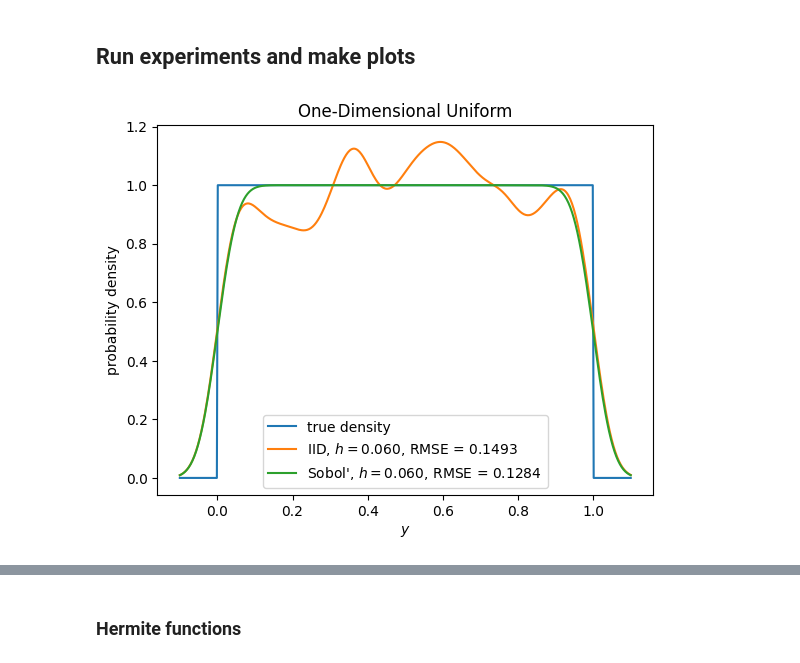
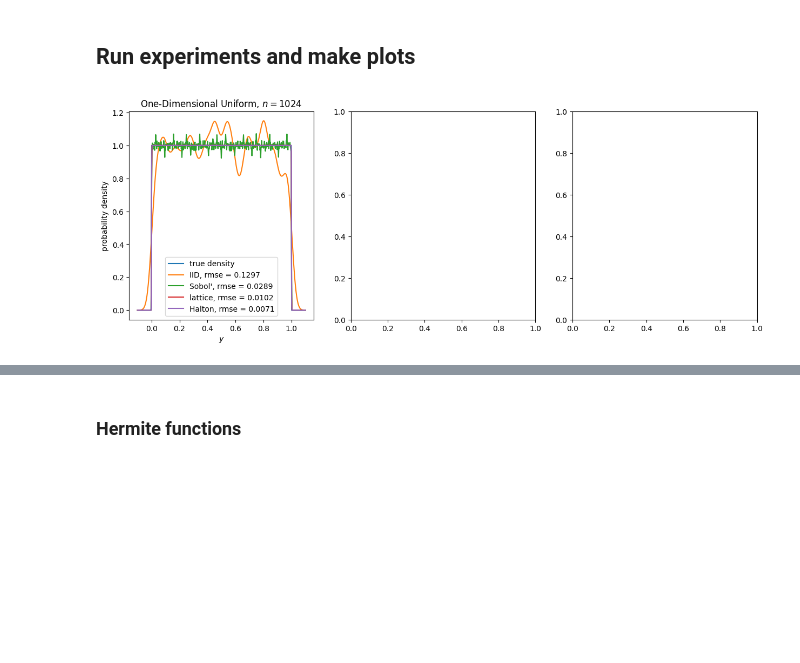
Before and after one commit to QMCSoftware/QMCSoftware, a Jupyter notebook: demos/KDE_Examples.ipynb, the cells around one changed output, grey strips where cells are left out. Saved outputs shown, nothing was run; the diff lists cells and outputs as text; code cells hidden in the pictures; blank space fills up the shorter version.

```diff
--- a/demos/KDE_Examples.ipynb
+++ b/demos/KDE_Examples.ipynb
@@ -95,36 +84,67 @@ def kde(kernel,ypts,bandwidth,yeval):
     for ii in range(len(yeval)):
         rhoval[ii] = np.mean(kernel((yeval[ii]-ypts)/bandwidth))/bandwidth
     return rhoval
-def kernel(y):
+
+def kernel(y):  #a kernel for kernel density estimation (KDE)
     return np.exp(-y*y)/np.sqrt(np.pi)
+
+def error_rho(rhoexact,rhoapp,h_list,kind_of_err = ["rmse"]):  #Compute different error measures for the KDE
+    err_out = dict.fromkeys(kind_of_err)
+    err_rho = rhoexact - rhoapp  #pointwise error
+    if "rmse" in kind_of_err:  #root mean squared error
+        rmse = np.sqrt((err_rho**2).mean(1))
+        where_min = rmse.argmin()
+        err_out["rmse"] = [where_min, h_list[where_min], rmse[where_min], *rmse]
+    if "mae" in kind_of_err:  #mean absolute error
+        mae = np.abs(err_rho).mean(1)
+        where_min = mae.argmin()
+        err_out["mae"] = [where_min, h_list[where_min], mae[where_min], *mae]
+    if "sup" in kind_of_err:  #supremum or maximum of error
+        sup = np.abs(err_rho).max(1)
+        where_min = sup.argmin()
+        err_out["sup"] = [where_min, h_list[where_min], maxe[where_min], *sup]
+    return err_out
 # %% [markdown]
 ## Run experiments and make plots
 # %%
 dens_kwargs = {"d" : 5, "coord_wts" : np.array(range(1,11))**-2.}
-dim_list = [1, 3, 5, 10]
-n_list = 2**np.arange(10,15,dtype=int)
+dim_list = np.array([1, 3, 5])
+n_list = 2**np.arange(5,10,dtype=int)
 bandwidth_list = 2.**np.arange(-10,0,1)
-n = 1024
-bandwidth = 0.05
-#print(ex_densities[1]["y_domain"](**dens_kwargs))
-for ii in range(len(ex_densities)):
-    fig,ax = plt.subplots()
-    domain = ex_densities[ii]["y_domain"](**dens_kwargs)
-    yplot = np.linspace(domain[0],domain[1],500)
-    rhoplot = ex_densities[ii]["density"](yplot,**dens_kwargs)
-    ax.plot(yplot, rhoplot, label = "true density")
-    ax.set_title(ex_densities[ii]["name"](**dens_kwargs))
-    ax.set_xlabel("$y$")
-    ax.set_ylabel("probability density")
-    h = np.diff(domain)[0]*bandwidth
-    for jj in range(len(samplers)):
-        for kk in range(len(dim_list)):
+n = 2**10
 
-        ypts = ex_densities[ii]["f"](samplers[jj]["gen_sample"](dens_kwargs["d"],n),**dens_kwargs)
-        rhoval = kde(kernel,ypts,h,yplot)
-        rmse = np.sqrt(np.mean((rhoval-rhoplot)**2))
-        ax.plot(yplot,rhoval,
-                label = f'{samplers[jj]["sample_name"]}, $h = ${h:.3f}, RMSE = {rmse:0.4f}')
-    ax.legend()
+nplot = 500 #number of points to plot the KDE at
+wh_err = "rmse"
+n_densities = len(ex_densities)  #number of cases of f and densities
+n_samplers = len(samplers)  #number of samplers
+n_dim = dim_list.shape[0]  #number of dimensions
+n_bandwidth = bandwidth_list.shape[0]  #number of bandwidths
+d_max = dim_list.max()
+for ii in range(n_densities):  #iterate over different f and corresponding densities
+    fig,ax = plt.subplots(1,n_dim,figsize = (15,5))
+    x_all = np.zeros((n_samplers,n,d_max))  #initialize ...
+    for jj in range(n_samplers):            #  and then consturct the IID and LD nodes
+        x_all[jj,:,:] = samplers[jj]["gen_sample"](d_max,n)
+    for kk in range(n_dim):  #iterate over different dimensions
+        d = dim_list[kk]
+        if (ex_densities[ii]["d_allowed"] == [float('inf')]) or any(d == dd for dd in ex_densities[ii]["d_allowed"]):
+            dens_kwargs["d"] = d  #update the dimension
+            domain = ex_densities[ii]["y_plt_domain"](**dens_kwargs)
+            yplot = np.linspace(domain[0],domain[1],nplot)
+            rhoexact = ex_densities[ii]["density"](yplot,**dens_kwargs)
+            ax[kk].plot(yplot, rhoexact, label = "true density")
+            ax[kk].set_title(f'{ex_densities[ii]["name"](**dens_kwargs):s}, $n = {n:.0f}$')
+            ax[kk].set_xlabel("$y$")
+            ax[kk].set_ylabel("probability density")
+            h_list = np.diff(domain)[0]*bandwidth_list
+            rhoapp = np.zeros((n_bandwidth,nplot))
+            for jj in range(n_samplers):  #iterate over different sampling methods
+                ypts = ex_densities[ii]["f"](x_all[jj,:n,:d],**dens_kwargs)
+                for ll in range(n_bandwidth):  #iterate over different bandwidths
+                    rhoapp[ll,:] = kde(kernel,ypts,h_list[ll],yplot)
+                err_out = error_rho(rhoexact,rhoapp,h_list,kind_of_err = wh_err)
+                ax[kk].plot(yplot,rhoapp[err_out[wh_err][0],:],
+                        label = f'{samplers[jj]["sample_name"]}, {wh_err:s} = {err_out[wh_err][2]:0.4f}')
+            ax[kk].legend(loc="lower center")
 # %% [output]
-[figure, old version]
+[figure, new version]
```
Also changed, not shown: parts of 12 cells of this notebook, 1 other file.
